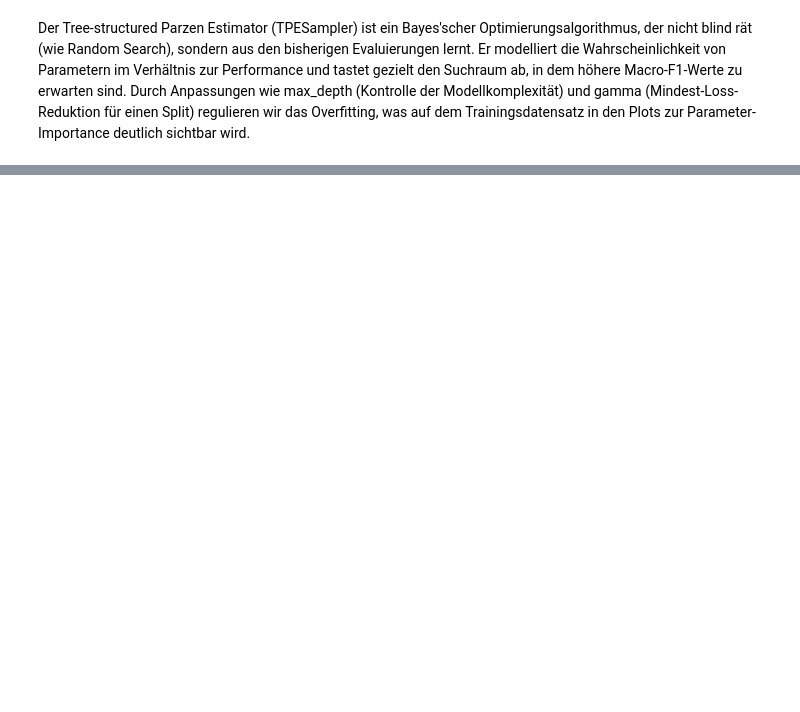
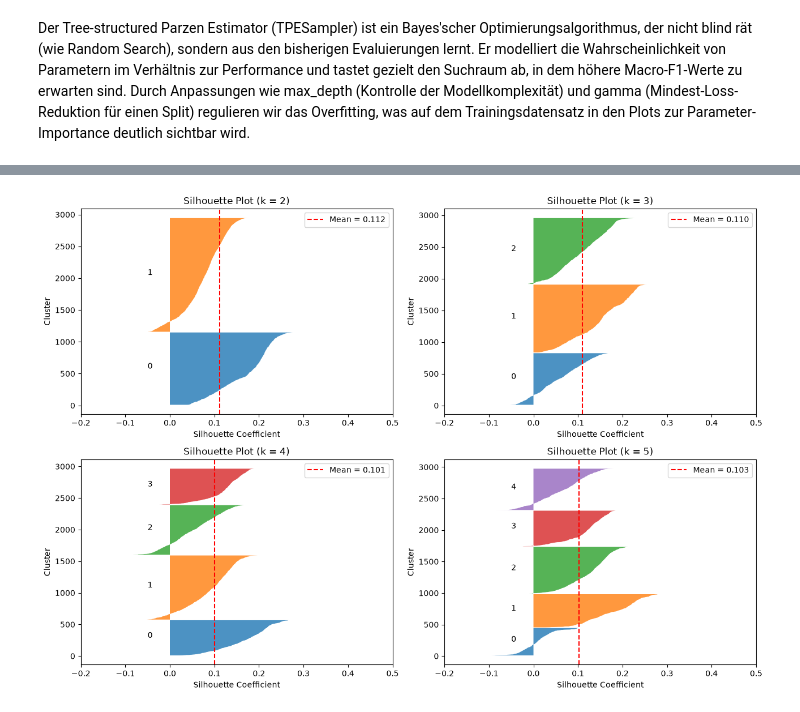
Before and after one commit to iriardelean/Lab1ML, a Jupyter notebook: lab1.ipynb, the cells around one changed output, grey strips where cells are left out. Cells and saved outputs as stored; diff of their text form; code cells hidden in the pictures; blank space fills up the shorter version.

```diff
--- a/lab1.ipynb
+++ b/lab1.ipynb
@@ -407,0 +493,3 @@ Der Tree-structured Parzen Estimator (TPESampler) ist ein Bayes'scher Optimierun
+# %%
+for i, var in enumerate(pca_full.explained_variance_ratio_[:10], start=1):
+    print(f"PC{i:2d}: {var*100:.2f}%")
@@ -407,0 +532,32 @@ Der Tree-structured Parzen Estimator (TPESampler) ist ein Bayes'scher Optimierun
+# %%
+from sklearn.metrics import silhouette_score, silhouette_samples
+
+X_98 = pca_datasets[0.98]
+fig, axes = plt.subplots(2, 2, figsize=(13, 9))
+axes = axes.flatten()
+
+for idx, k in enumerate([2, 3, 4, 5]):
+    km = KMeans(n_clusters=k, n_init=10, random_state=42)
+    labels = km.fit_predict(X_98)
+    sil_avg = silhouette_score(X_98, labels)
+    sample_vals = silhouette_samples(X_98, labels)
+
+    y_lower = 10
+    for i in range(k):
+        ith_vals = np.sort(sample_vals[labels == i])
+        y_upper = y_lower + len(ith_vals)
+        axes[idx].fill_betweenx(np.arange(y_lower, y_upper), 0, ith_vals, alpha=0.8)
+        axes[idx].text(-0.05, y_lower + 0.5 * len(ith_vals), str(i))
+        y_lower = y_upper + 10
+
+    axes[idx].axvline(sil_avg, color="red", linestyle="--", label=f"Mean = {sil_avg:.3f}")
+    axes[idx].set_title(f"Silhouette Plot (k = {k})")
+    axes[idx].set_xlabel("Silhouette Coefficient")
+    axes[idx].set_ylabel("Cluster")
+    axes[idx].set_xlim([-0.2, 0.5])
+    axes[idx].legend()
+
+plt.tight_layout()
+plt.show()
+# %% [output]
+[figure, added]
```
Also changed, not shown: parts of 34 cells of this notebook, 2 other files.
